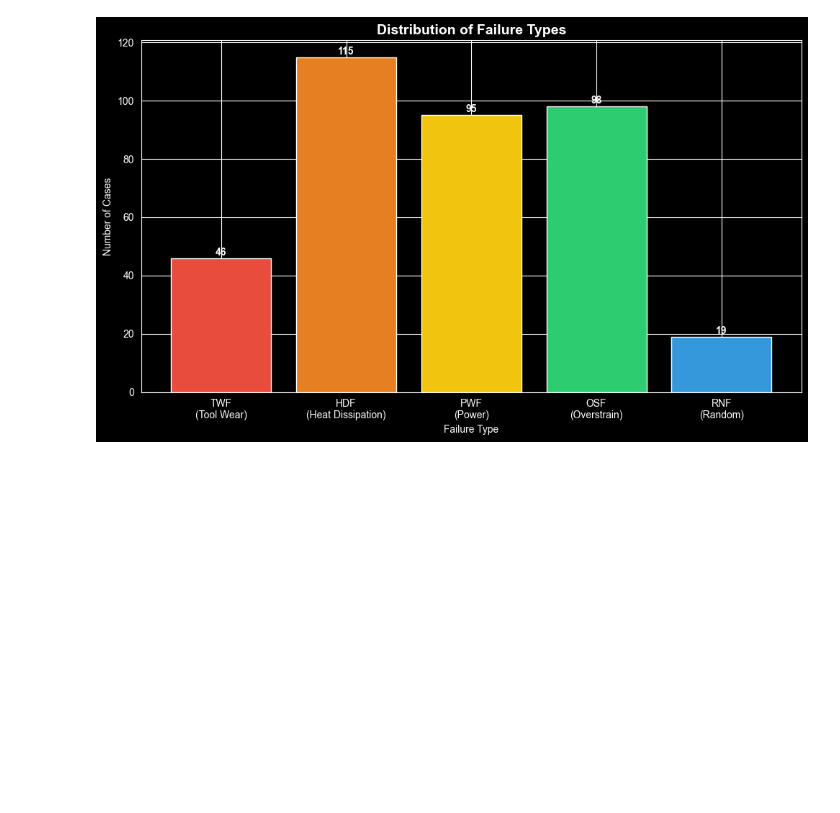
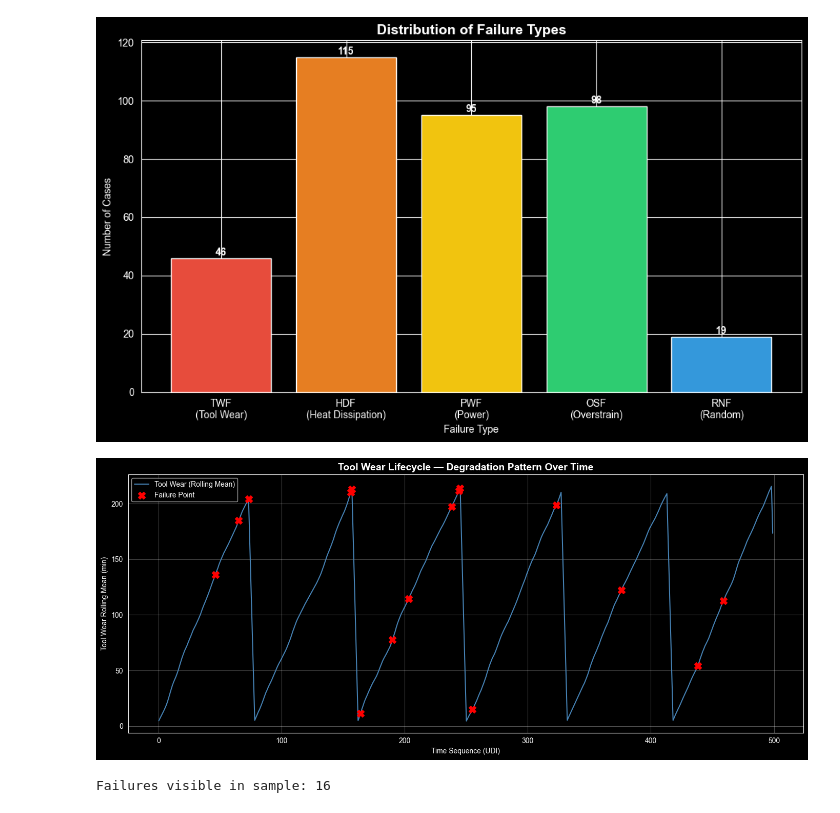
Before and after one commit to KVP6755/Project1_Predictive-Maintenance, a Jupyter notebook: notebooks/week2_Advanced_feature_engineering.ipynb, the cells around one changed output. Drawn from its saved outputs; the diff is of its cells as text; code cells hidden in the pictures; blank space fills up the shorter version.

Commit message:
feat: create tool wear lifecycle degradation chart (fixes #3)

```diff
--- a/notebooks/week2_Advanced_feature_engineering.ipynb
+++ b/notebooks/week2_Advanced_feature_engineering.ipynb
@@ -230,3 +230,38 @@ plt.savefig('../plots/failure_type_distribution.png', dpi=150)
 plt.show()
 # %% [output]
 [figure]
+# %%
+# Step 10: Tool wear lifecycle chart
+# Shows how tool wear accumulates over time and where failures occur
+# This captures OPERATIONAL PATTERNS for project documentation
+
+sample = df.head(500).copy()
+sample['index'] = range(len(sample))
+
+plt.figure(figsize=(14, 6))
+plt.plot(sample['index'],
+         sample['Tool wear [min]_roll_mean'],
+         color='steelblue', linewidth=1.5,
+         label='Tool Wear (Rolling Mean)')
+
+# Mark failure points
+failures = sample[sample['Machine failure'] == 1]
+plt.scatter(failures['index'],
+            failures['Tool wear [min]_roll_mean'],
+            color='red', s=100, zorder=5,
+            label='Failure Point', marker='X')
+
+plt.title('Tool Wear Lifecycle — Degradation Pattern Over Time',
+          fontsize=14, fontweight='bold')
+plt.xlabel('Time Sequence (UDI)')
+plt.ylabel('Tool Wear Rolling Mean (min)')
+plt.legend()
+plt.grid(alpha=0.3)
+plt.tight_layout()
+plt.savefig('../plots/tool_wear_lifecycle.png', dpi=150)
+plt.show()
+
+print(f"Failures visible in sample: {len(failures)}")
+# %% [output]
+[figure, added]
+Failures visible in sample: 16
```
Also changed, not shown: 1 other file.
